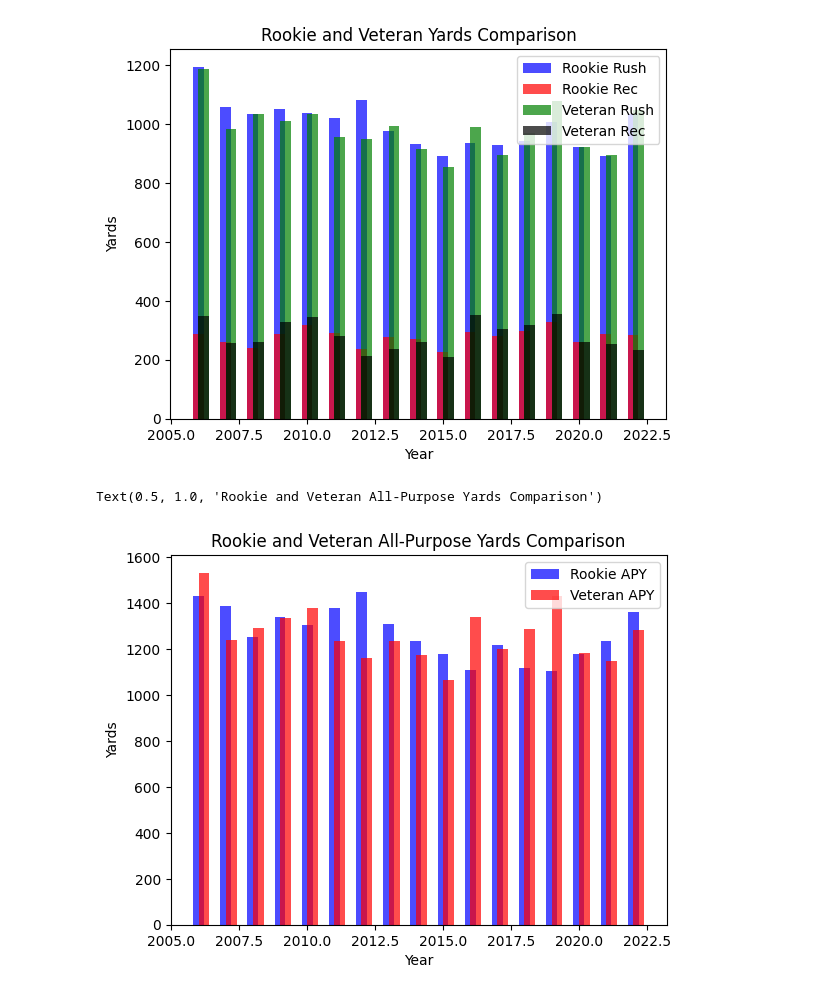
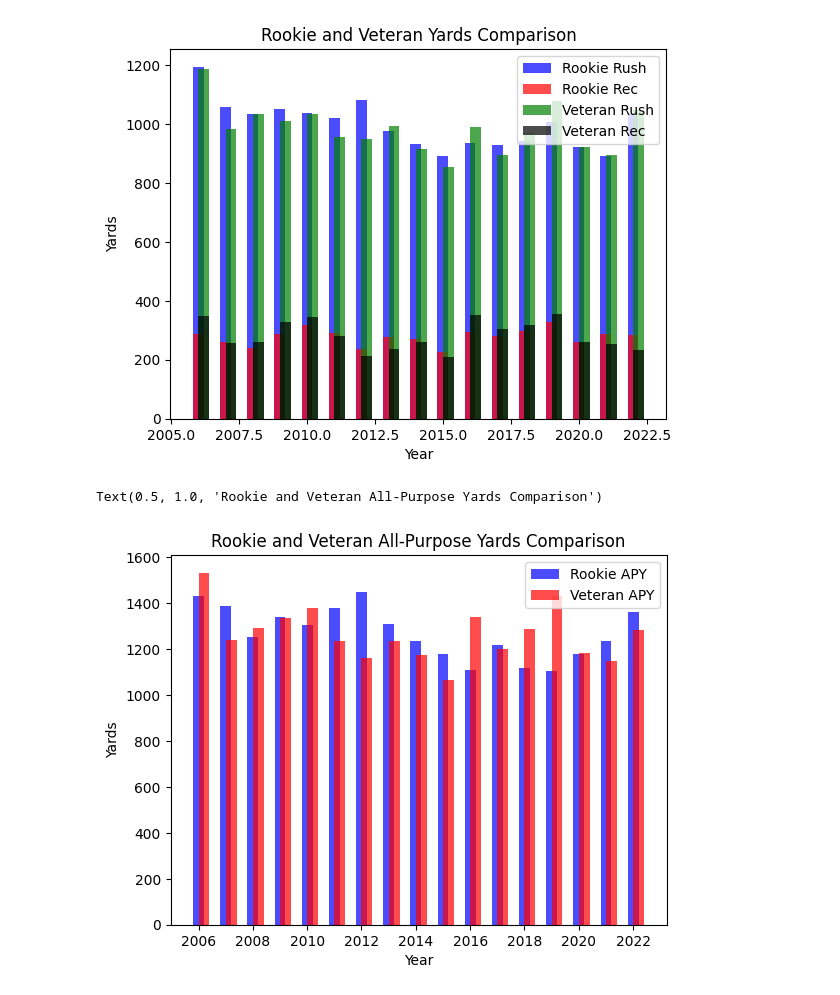
Before and after one commit to nick-smith-87/NFL_Momentum_Research, a Jupyter notebook: Running Backs/Week of 10-9.ipynb, the cells around one changed output. Cells and saved outputs as stored; diff of their text form; code cells hidden in the pictures.

```diff
--- a/Running Backs/Week of 10-9.ipynb
+++ b/Running Backs/Week of 10-9.ipynb
@@ -125,10 +125,11 @@ v_apy = vets.groupby('Year')['All-Purpose Yards'].mean()
 # %%
 plt.bar(r_apy.index, r_apy, width=0.4, label='Rookie APY', align='center', color='blue', alpha=0.7)
 plt.bar(v_apy.index, v_apy, width=0.4, label='Veteran APY', align='edge', color='red', alpha=0.7)
 plt.legend()
+plt.xticks(list(map(int, r_apy.index[::2])))
 plt.xlabel('Year')
 plt.ylabel('Yards')
 plt.title('Rookie and Veteran All-Purpose Yards Comparison')
 # %% [output]
 Text(0.5, 1.0, 'Rookie and Veteran All-Purpose Yards Comparison')
-[figure, old version]
+[figure, new version]
```
Also changed, not shown: parts of 2 cells of this notebook.
